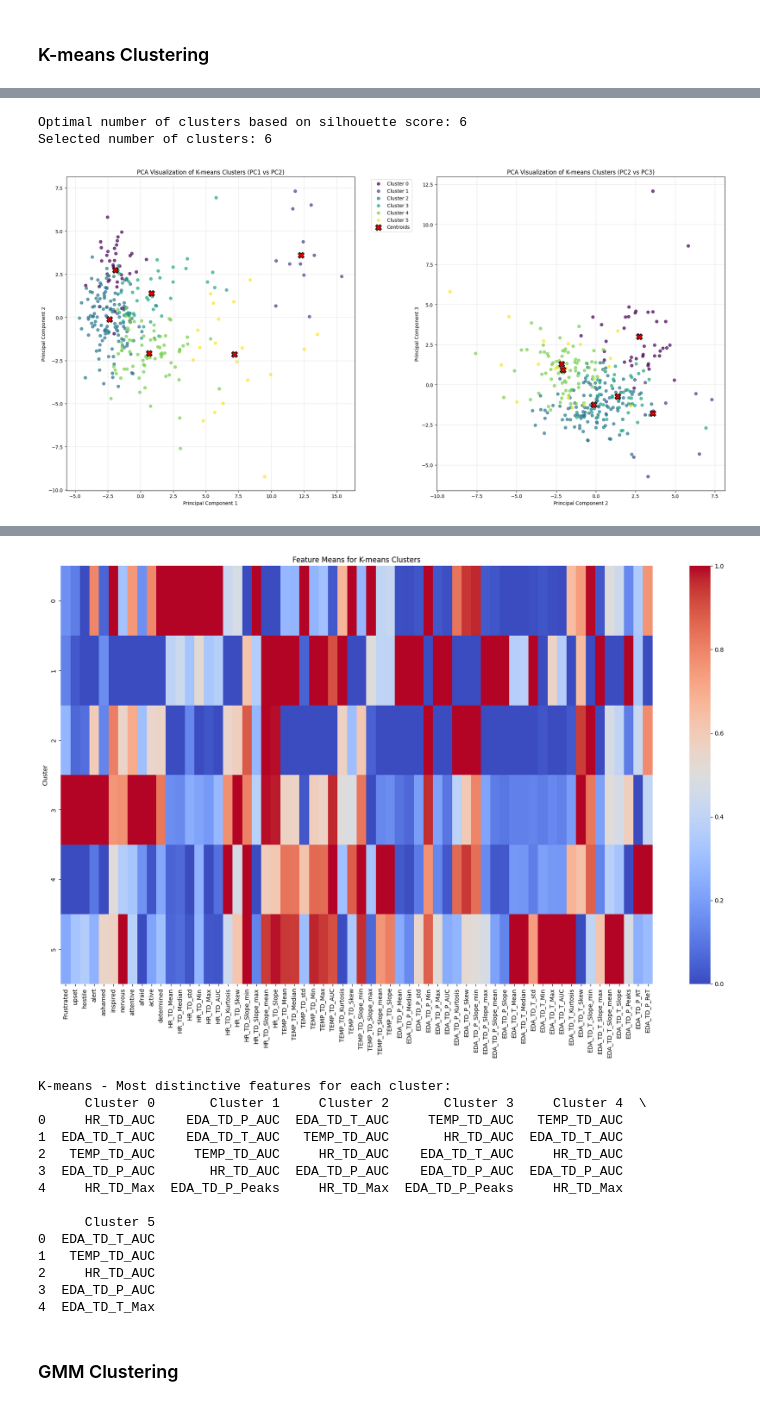
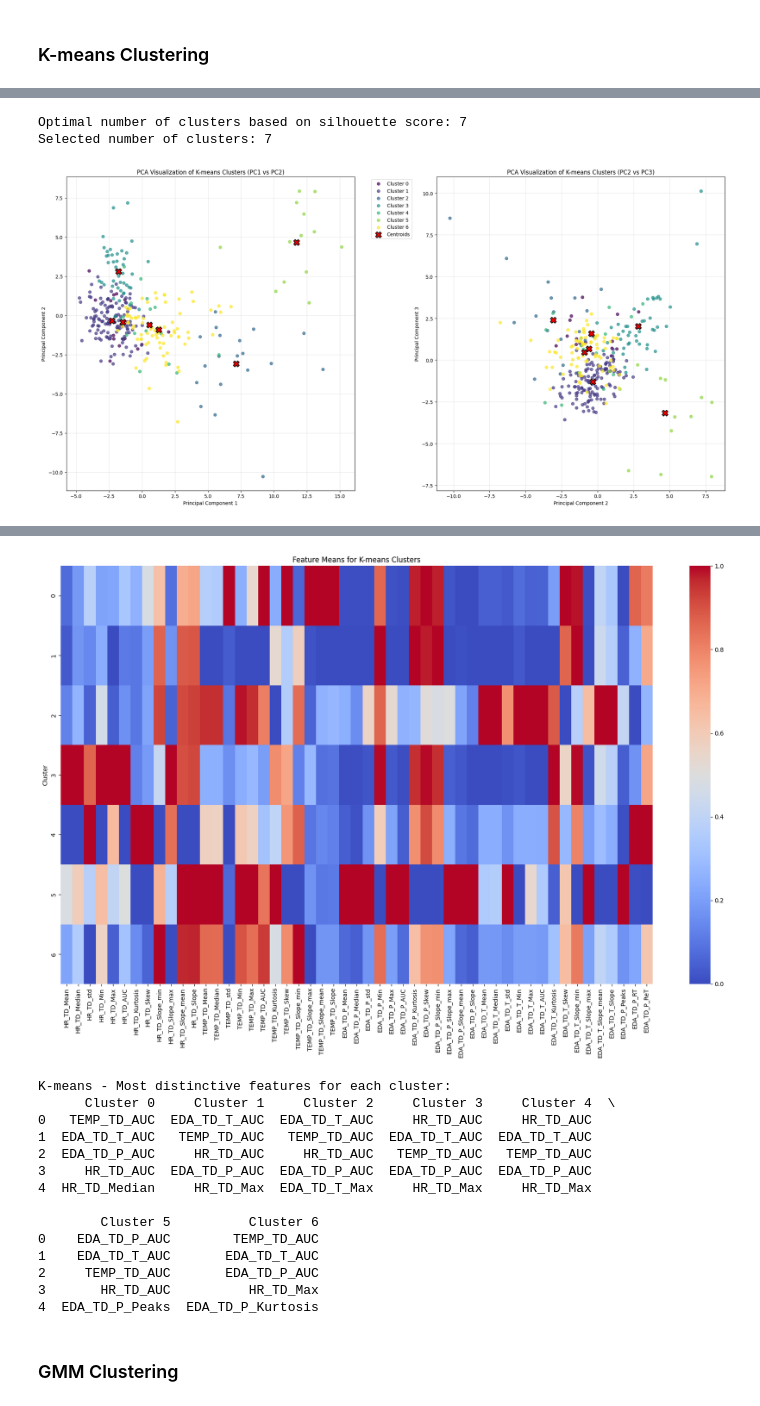
Before and after one commit to AntonWangDTU/case_2, a Jupyter notebook: src_alex/case_2_clustering.ipynb, the cells around one changed output, grey strips where cells are left out. Saved outputs shown, nothing was run; the diff lists cells and outputs as text; code cells hidden in the pictures.

Commit message:
The clustering methods only use the bio-signals now instead of all the features

```diff
--- a/src_alex/case_2_clustering.ipynb
+++ b/src_alex/case_2_clustering.ipynb
@@ -149,6 +149,6 @@ def apply_pca(X, n_components=10):
     return X_pca, pca
 # %%
 print("\n--- PCA ---")
-X_pca, pca_model = apply_pca(X_all_scaled, n_components=min(20, X_all_scaled.shape[1], X_all_scaled.shape[0]))
+bio_signals_pca, pca_model = apply_pca(bio_signals_scaled, n_components=min(20, bio_signals_scaled.shape[1], bio_signals_scaled.shape[0]))
 # %% [output]
 --- PCA ---
@@ -488,15 +488,15 @@ def analyze_clusters(X_original, labels, method_name=""):
 ### K-means Clustering
 # %%
 print("\n--- K-means Clustering ---")
-kmeans_labels, kmeans_centers_pca, optimal_k = apply_kmeans_clustering(X_pca, target_clusters=10)
+kmeans_labels, kmeans_centers_pca, optimal_k = apply_kmeans_clustering(bio_signals_pca, target_clusters=10)
 
 # Visualize K-means clusters in PCA space
-visualize_clusters_2d(X_pca, kmeans_labels, centers=kmeans_centers_pca, method_name="K-means", pca_model=pca_model)
+visualize_clusters_2d(bio_signals_pca, kmeans_labels, centers=kmeans_centers_pca, method_name="K-means", pca_model=pca_model)
 
 # Transform centers back to original feature space for interpretation (if needed)
 kmeans_centers_original = pca_model.inverse_transform(kmeans_centers_pca)
 
 # Analyze K-means clusters
-kmeans_stats, kmeans_distinctive = analyze_clusters(X_all, kmeans_labels, method_name="K-means")
+kmeans_stats, kmeans_distinctive = analyze_clusters(bio_signals, kmeans_labels, method_name="K-means")
 # %% [output]
 --- K-means Clustering ---
@@ -504,3 +504,3 @@ kmeans_stats, kmeans_distinctive = analyze_clusters(X_all, kmeans_labels, method
-Optimal number of clusters based on silhouette score: 6
-Selected number of clusters: 6
+Optimal number of clusters based on silhouette score: 7
+Selected number of clusters: 7
-[figure, old version]
+[figure, new version]
@@ -521,22 +521,22 @@ Warning: Column 'HR_TD_Mean' is not numeric. Converting to numeric or dropping.
 Warning: Column 'EDA_TD_T_Slope' is not numeric. Converting to numeric or dropping.
 Warning: Column 'EDA_TD_P_Peaks' is not numeric. Converting to numeric or dropping.
 Warning: Column 'EDA_TD_P_RT' is not numeric. Converting to numeric or dropping.
 Warning: Column 'EDA_TD_P_ReT' is not numeric. Converting to numeric or dropping.
-[figure, old version]
+[figure, new version]
 K-means - Most distinctive features for each cluster:
-      Cluster 0       Cluster 1     Cluster 2       Cluster 3     Cluster 4  \
-0     HR_TD_AUC    EDA_TD_P_AUC  EDA_TD_T_AUC     TEMP_TD_AUC   TEMP_TD_AUC
-1  EDA_TD_T_AUC    EDA_TD_T_AUC   TEMP_TD_AUC       HR_TD_AUC  EDA_TD_T_AUC
-2   TEMP_TD_AUC     TEMP_TD_AUC     HR_TD_AUC    EDA_TD_T_AUC     HR_TD_AUC
-3  EDA_TD_P_AUC       HR_TD_AUC  EDA_TD_P_AUC    EDA_TD_P_AUC  EDA_TD_P_AUC
-4     HR_TD_Max  EDA_TD_P_Peaks     HR_TD_Max  EDA_TD_P_Peaks     HR_TD_Max
+      Cluster 0     Cluster 1     Cluster 2     Cluster 3     Cluster 4  \
+0   TEMP_TD_AUC  EDA_TD_T_AUC  EDA_TD_T_AUC     HR_TD_AUC     HR_TD_AUC
+1  EDA_TD_T_AUC   TEMP_TD_AUC   TEMP_TD_AUC  EDA_TD_T_AUC  EDA_TD_T_AUC
+2  EDA_TD_P_AUC     HR_TD_AUC     HR_TD_AUC   TEMP_TD_AUC   TEMP_TD_AUC
+3     HR_TD_AUC  EDA_TD_P_AUC  EDA_TD_P_AUC  EDA_TD_P_AUC  EDA_TD_P_AUC
+4  HR_TD_Median     HR_TD_Max  EDA_TD_T_Max     HR_TD_Max     HR_TD_Max
 
-      Cluster 5
-0  EDA_TD_T_AUC
-1   TEMP_TD_AUC
-2     HR_TD_AUC
-3  EDA_TD_P_AUC
-4  EDA_TD_T_Max
+        Cluster 5          Cluster 6
+0    EDA_TD_P_AUC        TEMP_TD_AUC
+1    EDA_TD_T_AUC       EDA_TD_T_AUC
+2     TEMP_TD_AUC       EDA_TD_P_AUC
+3       HR_TD_AUC          HR_TD_Max
+4  EDA_TD_P_Peaks  EDA_TD_P_Kurtosis
 # %% [markdown]
 ### GMM Clustering
 # %%
```
Also changed, not shown: parts of 5 cells of this notebook, 10 other files.
